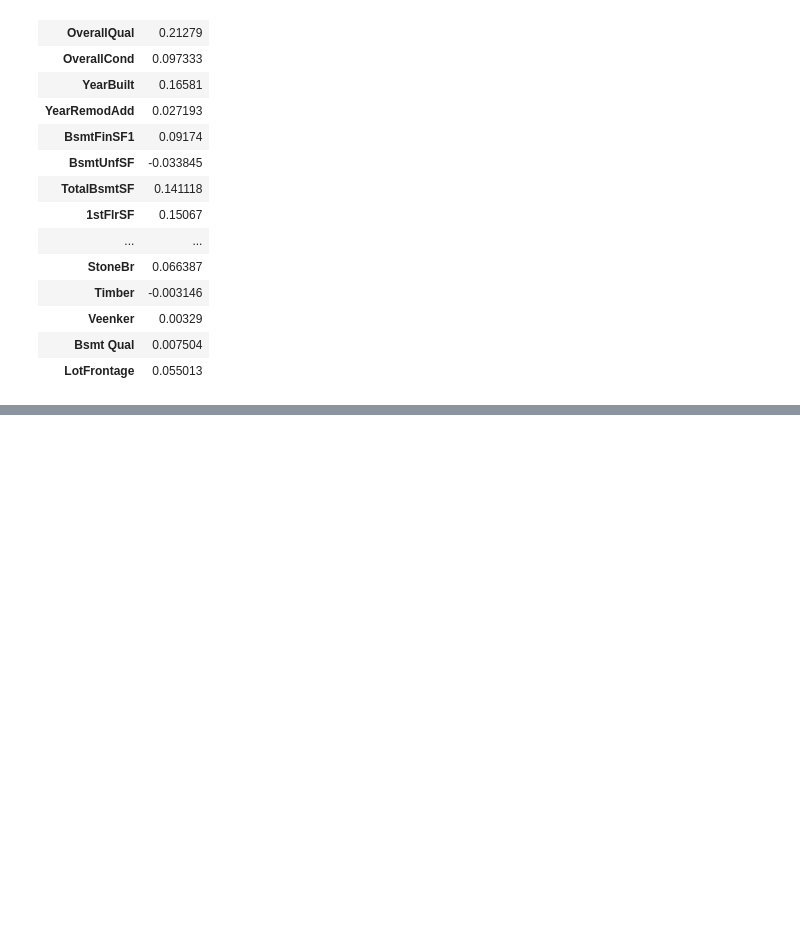
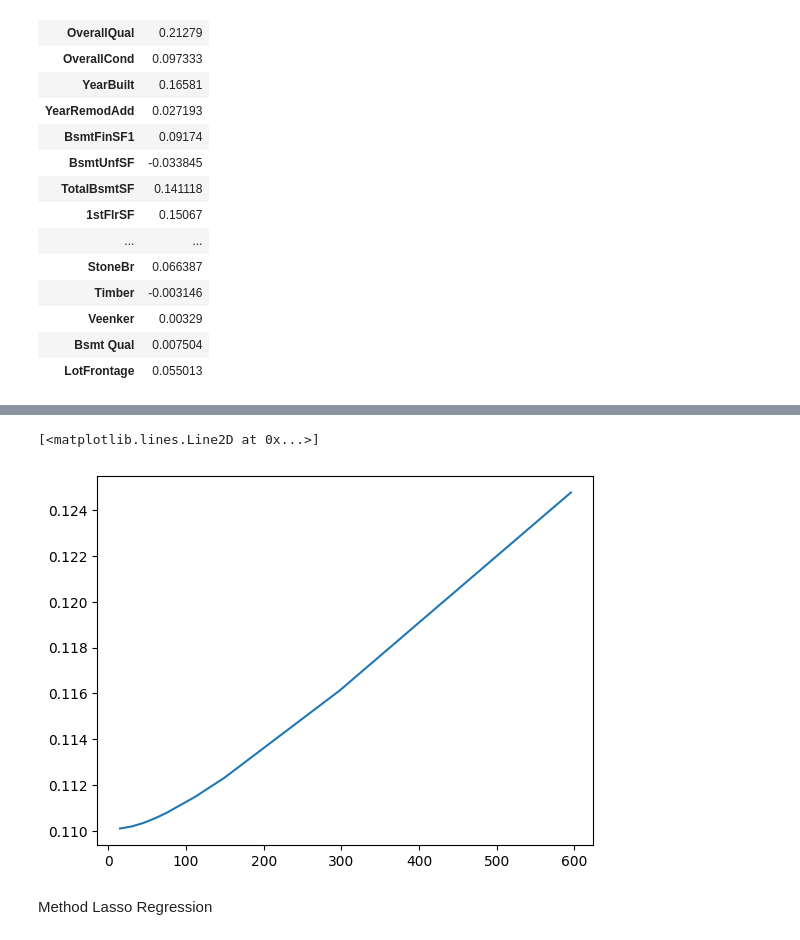
Before and after one commit to TanLeonidHuang/RSM338, a Jupyter notebook: Project1/Project1.ipynb, the cells around one changed output, grey strips where cells are left out. Saved outputs shown, nothing was run; the diff lists cells and outputs as text; code cells hidden in the pictures; blank space fills up the shorter version.

```diff
--- a/Project1/Project1.ipynb
+++ b/Project1/Project1.ipynb
@@ -108,0 +352,4 @@ coeffs
+# %%
+pred=lr.predict(X_val)
+print("MSE: " + str(mse(y_val, pred)) + "\n")
+print("R2: " + str(r2(y_val, pred)))
@@ -108,0 +362,3 @@ coeffs
+# %%
+train_len = len(train)
+print(train_len)
@@ -108,0 +367,11 @@ coeffs
+# %%
+ridge = Ridge(alpha=0.05*train_len)
+ridge.fit(X_train, y_train)
+
+coeffs = pd.DataFrame(
+    [
+        ['intercept'] + list(X_train.columns),
+        list(ridge.intercept_) + list(ridge.coef_[0])
+    ]
+).transpose().set_index(0)
+coeffs
@@ -108,0 +397,19 @@ coeffs
+# %%
+# The alpha used by Python's ridge should be the lambda in Hull's book times the number of observations
+alphas=[0.01*train_len, 0.02*train_len, 0.03*train_len, 0.04*train_len, 0.05*train_len, 0.075*train_len,0.1*train_len,0.2*train_len, 0.4*train_len]
+mses=[]
+r2s = []
+for alpha in alphas:
+    ridge=Ridge(alpha=alpha)
+    ridge.fit(X_train,y_train)
+    pred=ridge.predict(X_val)
+    r2s.append(r2(y_val, pred))
+    mses.append(mse(y_val,pred))
+
+for i in mses:
+    print("MSE: " + str(i))
+
+print("\n")
+
+for i in r2s:
+    print("R2: " + str(i))
@@ -108,0 +437,7 @@ coeffs
+# %%
+plt.plot(alphas, mses)
+# %% [output]
+[<matplotlib.lines.Line2D at 0x...>]
+[figure, added]
+# %% [markdown]
+Method Lasso Regression
```
Also changed, not shown: parts of 70 cells of this notebook, 2 other files.
